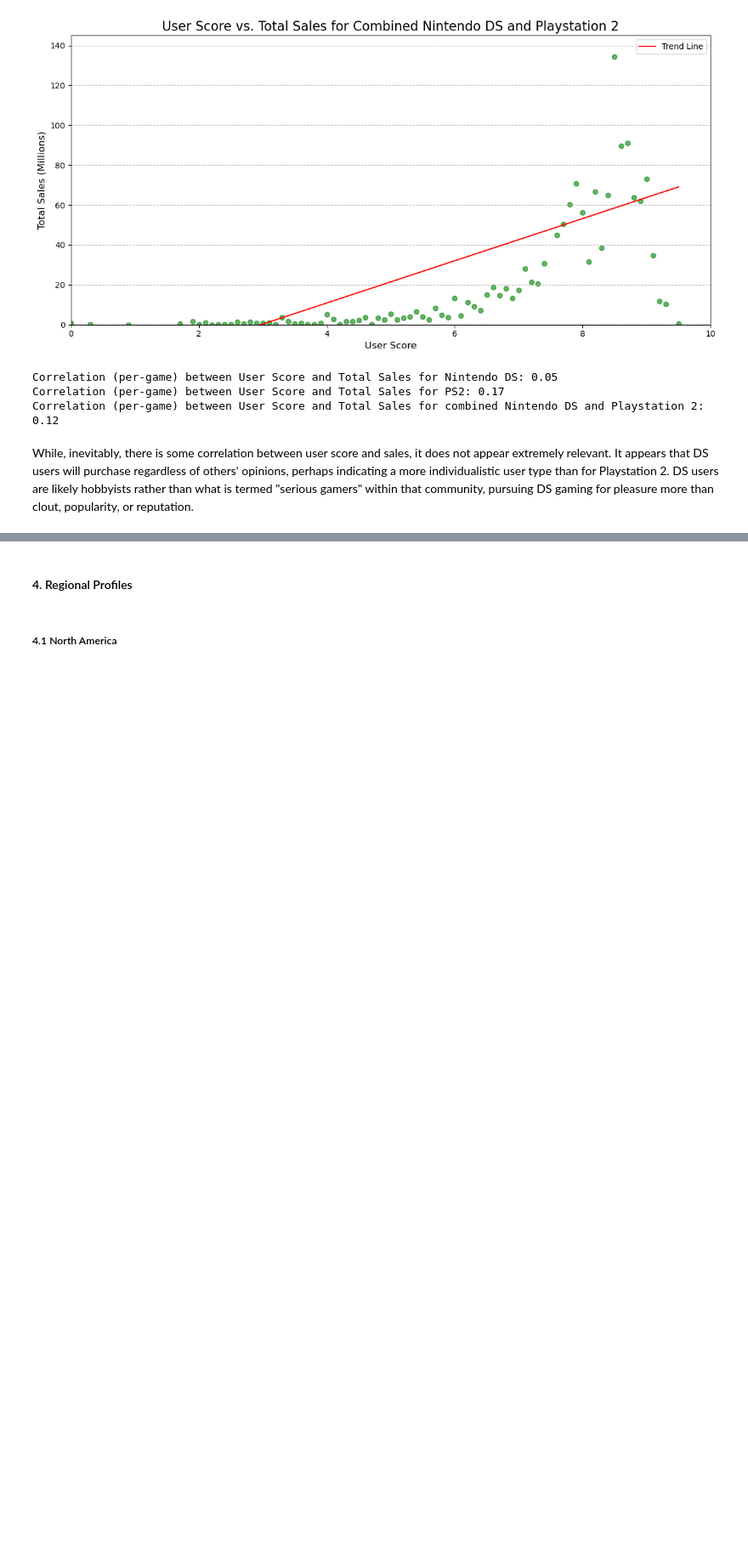
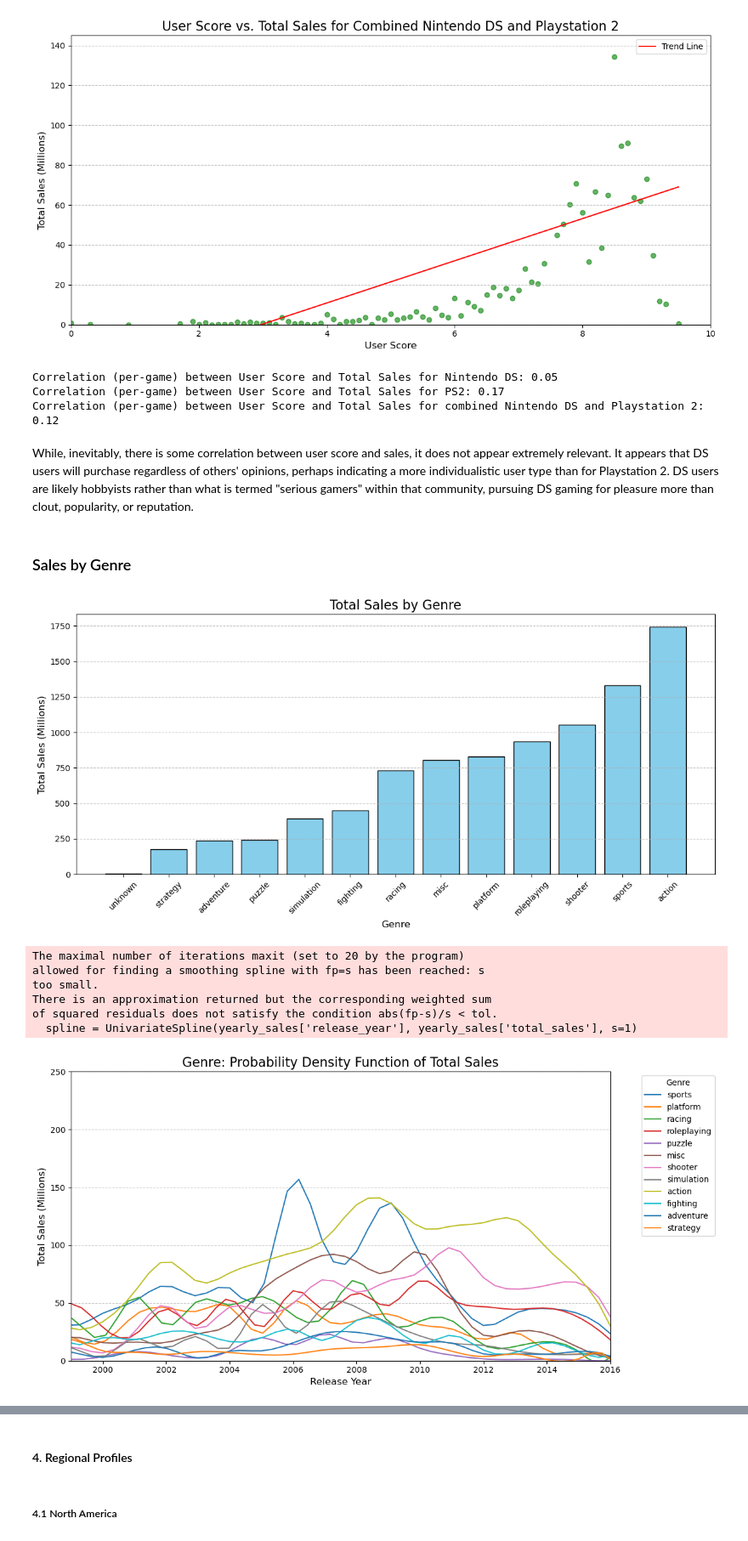
Before and after one commit to DHE42/ice-sales-analysis, a Jupyter notebook: analysis_notebook.ipynb, the cells around one changed output, grey strips where cells are left out. Shown at 85% size. Cells and saved outputs as stored; diff of their text form; code cells hidden in the pictures; blank space fills up the shorter version.

```diff
--- a/analysis_notebook.ipynb
+++ b/analysis_notebook.ipynb
@@ -934,3 +966,82 @@ Correlation (per-game) between User Score and Total Sales for PS2: 0.17
 Correlation (per-game) between User Score and Total Sales for combined Nintendo DS and Playstation 2: 0.12
 # %% [markdown]
 While, inevitably, there is some correlation between user score and sales, it does not appear extremely relevant. It appears that DS users will purchase regardless of others' opinions, perhaps indicating a more individualistic user type than for Playstation 2. DS users are likely hobbyists rather than what is termed "serious gamers" within that community, pursuing DS gaming for pleasure more than clout, popularity, or reputation.
+# %% [markdown]
+### Sales by Genre
+# %%
+# Make bar chart of total_sales by genre
+plt.figure(figsize=(12, 6))
+# Group by genre and sum total_sales
+genre_sales = games_df.groupby('genre')['total_sales'].sum().reset_index()
+# Sort the DataFrame by total_sales
+genre_sales = genre_sales.sort_values(by='total_sales')
+# Create a bar plot
+plt.bar(genre_sales['genre'], genre_sales['total_sales'], color='skyblue', edgecolor='black')
+# Add labels and title
+plt.title('Total Sales by Genre', fontsize=16)
+plt.xlabel('Genre', fontsize=12)
+plt.ylabel('Total Sales (Millions)', fontsize=12)
+plt.xticks(rotation=45)
+plt.grid(axis='y', linestyle='--', alpha=0.7)
+plt.tight_layout()
+plt.show()
+
+# Create a PDF for all genres with total_sales as y-axis and release_year as x-axis
+def genre_pdf(data, genre):
+    # Filter data for the specific genre
+    genre_data = data[data['genre'] == genre]
+
+    # Aggregate total sales by release year
+    yearly_sales = genre_data.groupby('release_year')['total_sales'].sum().reset_index()
+
+    # Ensure there are enough data points for spline fitting
+    if len(yearly_sales) < 4:
+        return None, None
+
+    # Sort by release year
+    yearly_sales = yearly_sales.sort_values('release_year')
+
+    # Create a spline for the total sales
+    spline = UnivariateSpline(yearly_sales['release_year'], yearly_sales['total_sales'], s=1)
+
+    # Generate a range of years for the x-axis
+    x = np.linspace(yearly_sales['release_year'].min(), yearly_sales['release_year'].max(), 100)
+
+    # Calculate the y-values using the spline
+    y = spline(x)
+    return x, y
+
+# Create a figure for the PDF plots
+plt.figure(figsize=(12, 6))
+
+# Loop through each genre
+for genre in games_df['genre'].dropna().unique():
+    # Build the PDF for the current genre
+    x, y = genre_pdf(games_df, genre)
+    if x is not None and y is not None:  # Check if the spline was successfully built
+        # Plot the PDF
+        plt.plot(x, y, label=genre)
+
+# Add labels and title
+plt.title('Genre: Probability Density Function of Total Sales', fontsize=16)
+plt.xlabel('Release Year', fontsize=12)
+plt.xlim(1999, 2016)
+plt.ylabel('Total Sales (Millions)', fontsize=12)
+plt.ylim(0, 250)
+plt.legend(title='Genre', bbox_to_anchor=(1.05, 1), loc='upper left')
+plt.grid(axis='y', linestyle='--', alpha=0.7)
+plt.tight_layout()
+plt.show()
+
+print(games_df['genre'].unique())
+# Print ten rows of the genre column that have the 'platform' value
+print(games_df[)
+# %% [output]
+[figure, added]
+The maximal number of iterations maxit (set to 20 by the program)
+allowed for finding a smoothing spline with fp=s has been reached: s
+too small.
+There is an approximation returned but the corresponding weighted sum
+of squared residuals does not satisfy the condition abs(fp-s)/s < tol.
+  spline = UnivariateSpline(yearly_sales['release_year'], yearly_sales['total_sales'], s=1)
+[figure, added]
```
Also changed, not shown: parts of 12 cells of this notebook.
